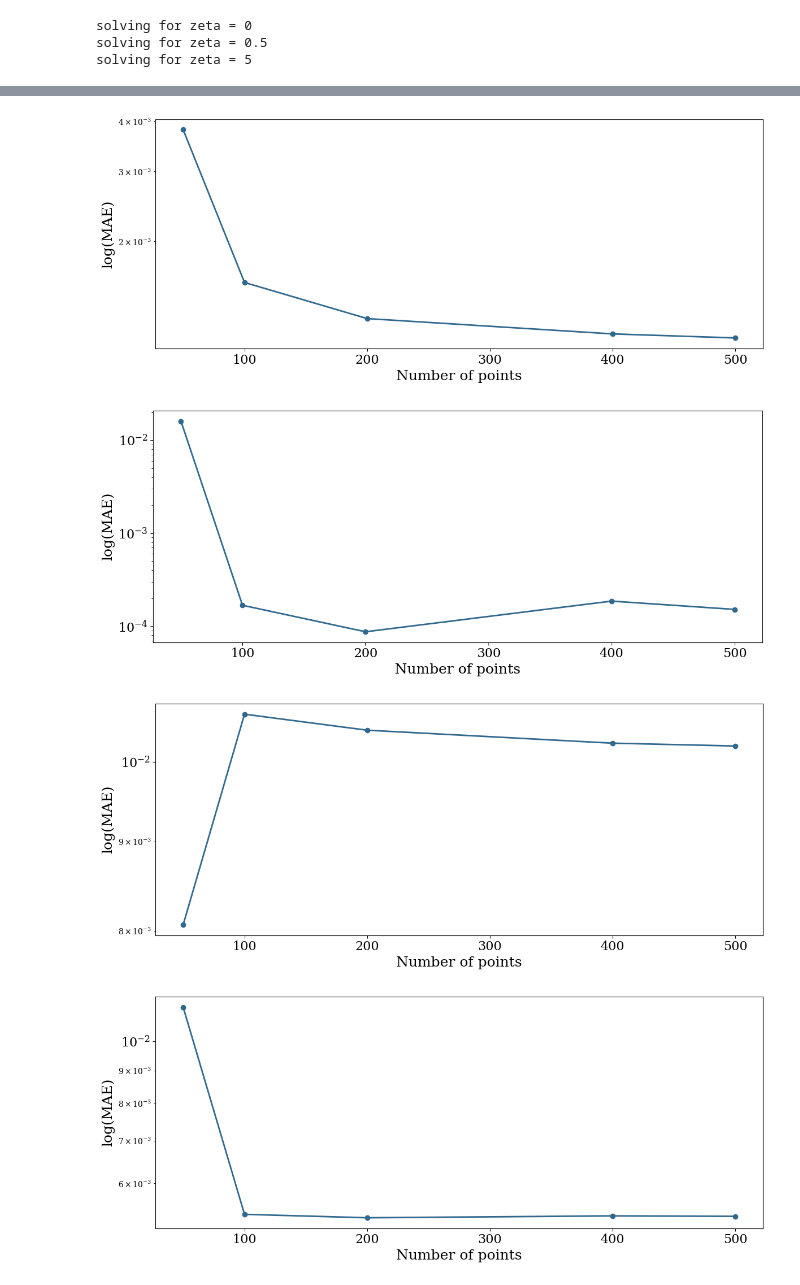
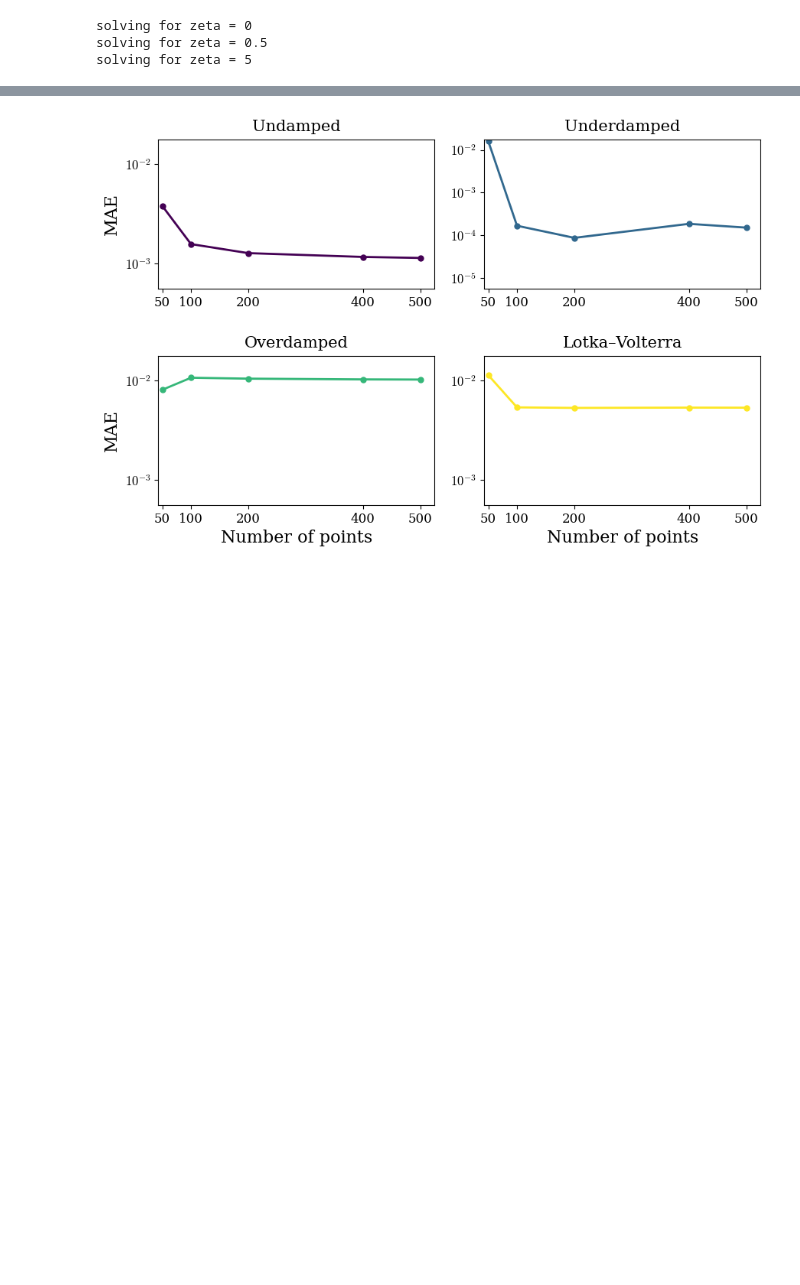
Before and after one commit to esemsc-dda24/PTL-PINNs, a Jupyter notebook: ptlpinns/results/oscillator/time_acc_vs_order.ipynb, the cells around one changed output, grey strips where cells are left out. Drawn from its saved outputs; the diff is of its cells as text; code cells hidden in the pictures; blank space fills up the shorter version.

```diff
--- a/ptlpinns/results/oscillator/time_acc_vs_order.ipynb
+++ b/ptlpinns/results/oscillator/time_acc_vs_order.ipynb
@@ -324,38 +324,63 @@ for i in range(error.shape[0]):
 # %%
 N_underdamped = [np.float64(0.016000109162551707), np.float64(0.00016808621526585355), np.float64(8.72843739680157e-05), np.float64(0.00018636145160865064), np.float64(0.00015177595107703)]
-N_overdamped = [np.float64(0.008064142525286665), np.float64(0.01065488928815103), np.float64(0.01043166390959783), np.float64(0.010254248746668368), np.float64(0.01021585186175404)]
-N_undamped = [np.float64(0.003808201463876767), np.float64(0.0015764518087174302), np.float64(0.0012795728957352898), np.float64(0.0011712735520655378), np.float64(0.0011442754452036439)]
-N_lotka = [np.float64(0.011305434177548907), np.float64(0.005368907385856304), np.float64(0.005303447351417099), np.float64(0.005339104182990371), np.float64(0.005330641704641659)]
+N_overdamped  = [np.float64(0.008064142525286665), np.float64(0.01065488928815103), np.float64(0.01043166390959783), np.float64(0.010254248746668368), np.float64(0.01021585186175404)]
+N_undamped    = [np.float64(0.003808201463876767), np.float64(0.0015764518087174302), np.float64(0.0012795728957352898), np.float64(0.0011712735520655378), np.float64(0.0011442754452036439)]
+N_lotka       = [np.float64(0.011305434177548907), np.float64(0.005368907385856304), np.float64(0.005303447351417099), np.float64(0.005339104182990371), np.float64(0.005330641704641659)]
 
-N_list = np.array([N_undamped, N_underdamped, N_overdamped, N_lotka])
-subtitles = ["Undamped", "Underdamped", "Overdamped", "Lotka–Volterra"]
-N_points = [50, 100, 200, 400, 500]
+N_list    = np.array([N_undamped, N_underdamped, N_overdamped, N_lotka])
+subtitles = ["Undamped", "Underdamped", "Overdamped", "Lotka\u2013Volterra"]
+N_points  = [50, 100, 200, 400, 500]
 
-LABEL_SIZE  = 11
-TICK_SIZE   = 9
-TITLE_SIZE  = 11
+LABEL_SIZE = 16
+TICK_SIZE  = 12
+TITLE_SIZE = 15
+
+import math
+from matplotlib.ticker import FixedLocator, FuncFormatter, NullLocator
 
 cmap = plt.colormaps["viridis"].resampled(N_list.shape[0])
 
-fig, axes = plt.subplots(1, 4, figsize=(12, 3), sharey=False)
+fig, axes = plt.subplots(2, 2, figsize=(9, 6), sharey=False)
+axes = axes.flatten()
 
 for i, ax in enumerate(axes):
     color = cmap(i / (N_list.shape[0] - 1))
-    ax.plot(N_points, N_list[i], marker='o', linewidth=1.5, markersize=4, color=color)
+    data  = N_list[i]
+    ax.plot(N_points, data, marker='o', linewidth=2.0, markersize=5, color=color)
     ax.set_yscale('log')
-    ax.set_xlabel("Number of points", fontsize=LABEL_SIZE)
-    ax.set_title(subtitles[i], fontsize=TITLE_SIZE)
+
+    # Y-axis: ticks only at exact powers of 10
+    lo_exp = math.floor(math.log10(min(data)))
+    hi_exp = math.floor(math.log10(max(data)))
+    if lo_exp >= hi_exp:
+        hi_exp = lo_exp + 1
+    tick_vals = [10.0**k for k in range(lo_exp, hi_exp + 1)]
+    ax.yaxis.set_major_locator(FixedLocator(tick_vals))
+    ax.yaxis.set_minor_locator(NullLocator())
+    ax.yaxis.set_major_formatter(
+        FuncFormatter(lambda v, _, _log=math.log10: r'$10^{%d}$' % int(round(_log(v))))
+    )
+    ax.set_ylim(10**(lo_exp - 0.25), 10**(hi_exp + 0.25))
+
+    # X-axis: labels centred under their ticks
+    ax.set_xlim(N_points[0] * 0.85, N_points[-1] * 1.05)
+    ax.set_xticks(N_points)
+    ax.set_xticklabels([str(n) for n in N_points], rotation=0, ha='center')
+    ax.tick_params(axis='x', which='both', bottom=True, top=False)
+
+    ax.set_title(subtitles[i], fontsize=TITLE_SIZE, pad=8)
     ax.tick_params(axis='both', labelsize=TICK_SIZE)
-    ax.set_xticks(N_points)
-    ax.set_xticklabels(N_points, rotation=45, ha='right')
-    if i == 0:
+
+    # x-label only on bottom row
+    if i >= 2:
+        ax.set_xlabel("Number of points", fontsize=LABEL_SIZE)
+
+    # y-label only on left column
+    if i % 2 == 0:
         ax.set_ylabel("MAE", fontsize=LABEL_SIZE)
 
-fig.tight_layout(pad=1.0, w_pad=0.8)
+fig.tight_layout(pad=1.5, h_pad=2.5, w_pad=1.5)
 plt.savefig("N_points_mae.pdf", bbox_inches='tight', dpi=300)
 plt.show()
 # %% [output]
-[figure, old version]
+[figure, new version]
-[figure, removed]
-[figure, removed]
-[figure, removed]
```
Also changed, not shown: parts of 3 cells of this notebook, 10 other files.
